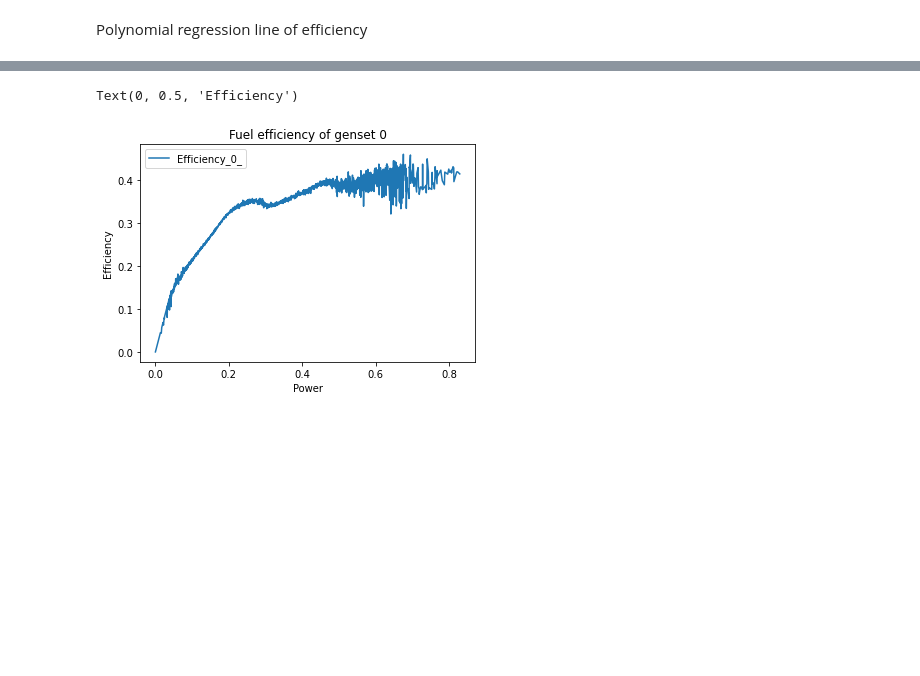
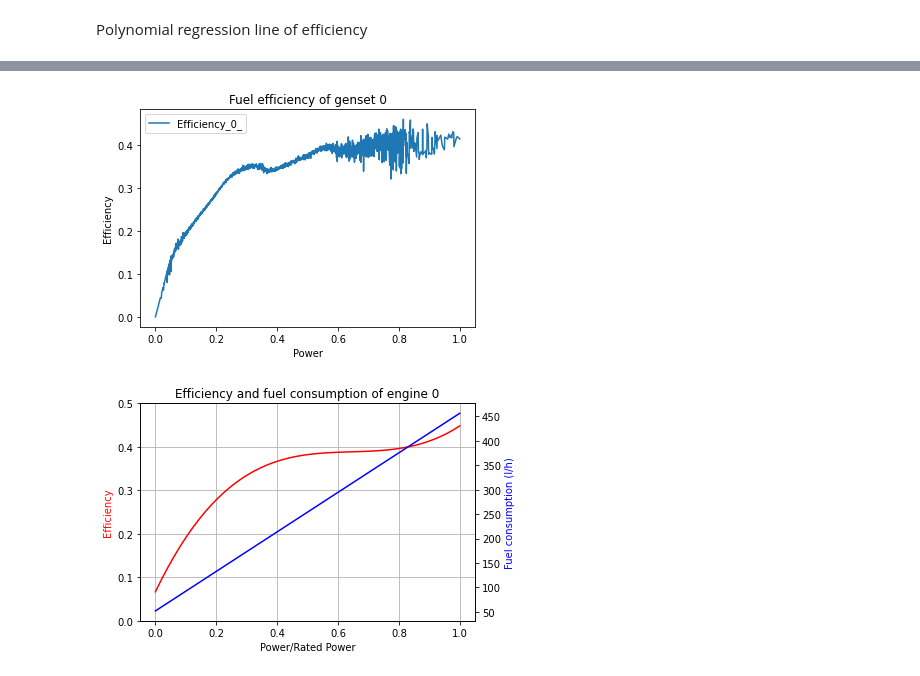
Before and after one commit to andreasdyve/EquinorProject, a Jupyter notebook: Fuel consumption by Effect and Efficiency.ipynb, the cells around one changed output, grey strips where cells are left out. Saved outputs shown, nothing was run; the diff lists cells and outputs as text; code cells hidden in the pictures; blank space fills up the shorter version.

```diff
--- a/Fuel consumption by Effect and Efficiency.ipynb
+++ b/Fuel consumption by Effect and Efficiency.ipynb
@@ -132,23 +148,55 @@ plt.show()
 # %%
 #Copy dataframe
 df_eff_0_= df.copy()
 
 #Mash together equal rows of power and take average consumption
 df_eff_0_ = df_eff_0_.groupby('engMdoPower_0_').mean().reset_index()
 
 #Multiplying consumption by 10.93 gives max theoretical output
 df_eff_0_['MaxTheoreticPower_0_'] = df_eff_0_['engMdoConsumption_0_']*10.93
 
 #Efficiency is theoretic max divided by actual
-df_eff_0_["Efficiency_0_"] = df_eff_0_['engMdoPower_0_']/df_eff_0_['MaxTheoreticPower_0_']
+df_eff_0_['Efficiency_0_'] = df_eff_0_['engMdoPower_0_']/df_eff_0_['MaxTheoreticPower_0_']
 
 #normalize power
-df_eff_0_['engMdoPower_0_'] = (df_eff_0_['engMdoPower_0_'] - df_eff_0_['engMdoPower_0_'].min()) / (2500 - df_eff_0_['engMdoPower_0_'].min())
+df_eff_0_['engMdoPower_0_'] = (df_eff_0_['engMdoPower_0_'] - df_eff_0_['engMdoPower_0_'].min()) / (df_eff_0_['engMdoPower_0_'].max() - df_eff_0_['engMdoPower_0_'].min())
 
 #plot
 df_eff_0_.plot(x='engMdoPower_0_', y=['Efficiency_0_'], title = 'Fuel efficiency of genset 0')
 plt.xlabel('Power')
 plt.ylabel('Efficiency')
+
+x = df_eff_0_['engMdoPower_0_']
+y1 = df_eff_0_['Efficiency_0_']
+y2 = df_eff_0_['engMdoConsumption_0_']
+
+
+#Polyreg og efficiency
+mymodel_0 = np.poly1d(np.polyfit(x, y1, 3))
+
+myline_0 = np.linspace(0, 1, 50)
+
+#linreg of consumption
+mymodel_01 = np.poly1d(np.polyfit(x, y2, 1))
+
+myline_01 = np.linspace(0, 1, 50)
+
+#draw figure
+fig, ax1 = plt.subplots()
+
+ax2 = ax1.twinx()
+ax1.plot(myline_0,mymodel_0(myline_0),'r')
+ax2.plot(myline_01,mymodel_01(myline_01),'b')
+
+
+ax1.set_xlabel('Power/Rated Power')
+ax1.set_ylabel('Efficiency', color='r')
+ax2.set_ylabel('Fuel consumption (l/h)', color='b')
+ax1.set_ylim(0,0.5)
+ax1.grid()
+ax1.set_title('Efficiency and fuel consumption of engine 0')
+
+plt.show()
 # %% [output]
-Text(0, 0.5, 'Efficiency')
-[figure, old version]
+[figure, new version]
+[figure, added]
```
Also changed, not shown: parts of 9 cells of this notebook.
